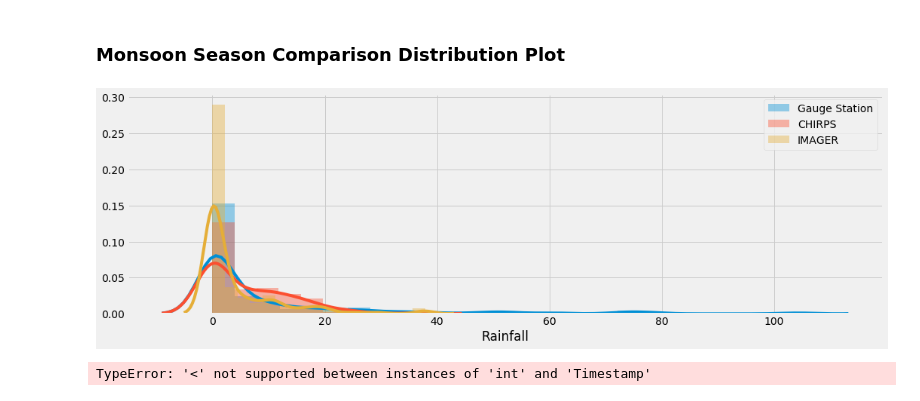
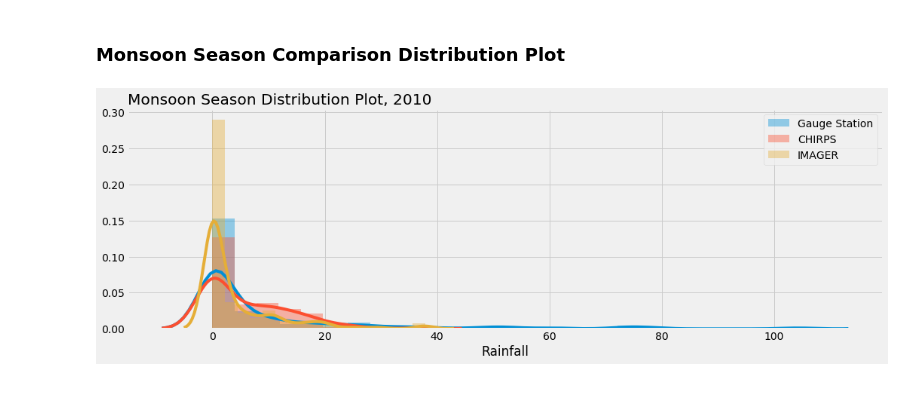
Before and after one commit to dsaharia/PRAT-Rainfall, a Jupyter notebook: imager-rainfall/Singapore.ipynb, the cells around one changed output. Saved outputs shown, nothing was run; the diff lists cells and outputs as text; code cells hidden in the pictures.

Commit message:
title added

```diff
--- a/imager-rainfall/Singapore.ipynb
+++ b/imager-rainfall/Singapore.ipynb
@@ -144,15 +141,14 @@ The points are more or less aligned, therefore the IMAGER is giving good aproxim
 # %%
 sns.distplot(monsoon_gauge['rainfall'], hist=True, kde=True, label='Gauge Station')
 sns.distplot(monsoon_precip_df['precip'], hist=True, kde=True, label='CHIRPS')
 sns.distplot(sampled_df[(sampled_df.index.month >= 6) & (sampled_df.index.month <= 9)]/100, hist=True, kde=True, label='IMAGER')
 plt.legend()
+plt.title('Monsoon Season Distribution Plot, 2010', loc="left")
 plt.xlabel("Rainfall");
 # %% [output]
-[figure, old version]
+[figure, new version]
 # %%
-corr = monsoon_gauge['rainfall'].corr(monsoon_precip_df['precip'], method='pearson')
-corr
+# corr = monsoon_gauge['rainfall'].corr(monsoon_precip_df['precip'], method='pearson')
+# corr
-# %% [output]
-TypeError: '<' not supported between instances of 'int' and 'Timestamp'
 # %%
 # chirps_mean = precip_dataset['precip'].sel(time=slice('2010-01-01T00:0','2010-12-31T00:0'), longitude=103.67499, latitude=1.324997).to_dataframe()
```
Also changed, not shown: parts of 1 cell of this notebook.
